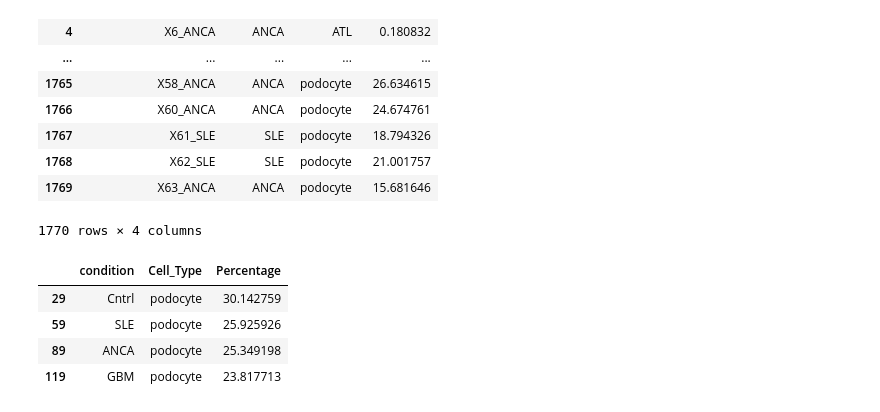
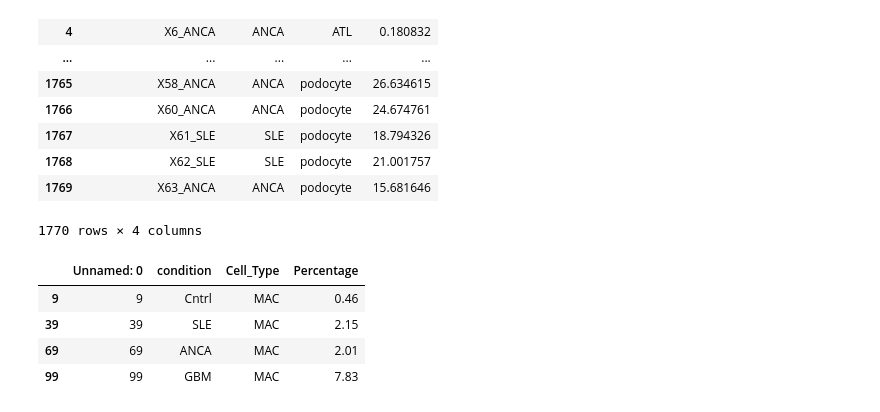
Before and after one commit to Zeba-Sultana/xenium-cgn, a Jupyter notebook: notebooks/12_CellTypeProportions_BoxPlots/s01_CellComposition_Gloms.ipynb, the cells around one changed output. Cells and saved outputs as stored; diff of their text form; code cells hidden in the pictures.

```diff
--- a/notebooks/12_CellTypeProportions_BoxPlots/s01_CellComposition_Gloms.ipynb
+++ b/notebooks/12_CellTypeProportions_BoxPlots/s01_CellComposition_Gloms.ipynb
@@ -381,13 +396,18 @@ df_sampleXcelltypes_long
 median_Percentage = df_sampleXcelltypes_long.groupby(['condition', 'Cell_Type'])['Percentage'].median().reset_index()
 # %%
 median_Percentage.to_csv('./output/median_Percentage_celltype_GLOM.csv')
+# %%
+import pandas as pd
+median_Percentage=pd.read_csv('./output/median_Percentage_celltype_GLOM.csv')
+# %%
+median_Percentage['Percentage']=round(median_Percentage['Percentage'],2)
 # %%
-filtered_df = median_Percentage[median_Percentage['Cell_Type'] == 'podocyte']
+filtered_df = median_Percentage[median_Percentage['Cell_Type'] == 'MAC']
 #filtered_df['perc']=filtered_df.Percentage*100
 filtered_df
 # %% [output]
-|  | condition | Cell_Type | Percentage |
-| 29 | Cntrl | podocyte | 30.142759 |
-| 59 | SLE | podocyte | 25.925926 |
-| 89 | ANCA | podocyte | 25.349198 |
-| 119 | GBM | podocyte | 23.817713 |
+|  | Unnamed: 0 | condition | Cell_Type | Percentage |
+| 9 | 9 | Cntrl | MAC | 0.46 |
+| 39 | 39 | SLE | MAC | 2.15 |
+| 69 | 69 | ANCA | MAC | 2.01 |
+| 99 | 99 | GBM | MAC | 7.83 |
```
Also changed, not shown: parts of 5 cells of this notebook, 2 other files.
